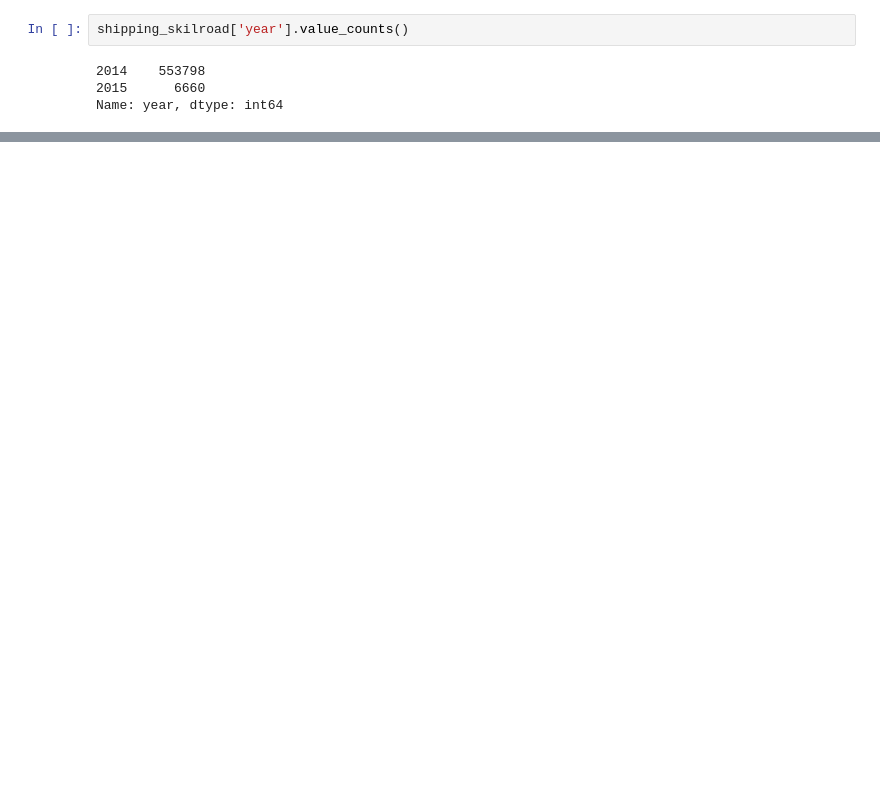
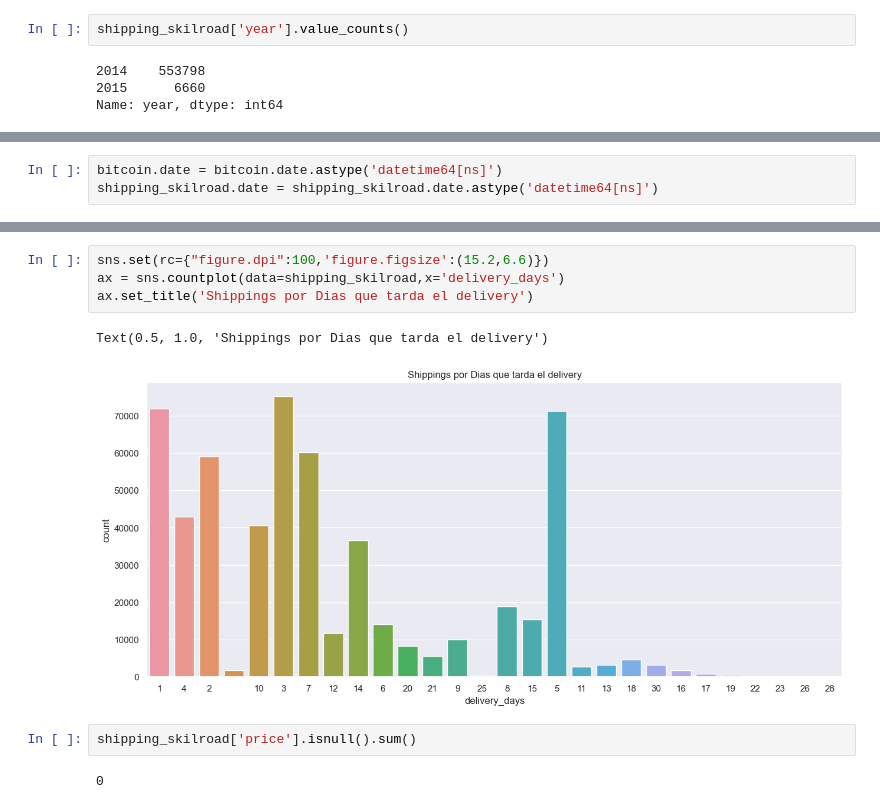
Before and after one commit to alejovillores/TP4_oganizacion_de_datos, a Jupyter notebook: data_exploration_shipping_skilroad.ipynb, the cells around one changed output, grey strips where cells are left out. Cells and saved outputs as stored; diff of their text form; blank space fills up the shorter version.

```diff
--- a/data_exploration_shipping_skilroad.ipynb
+++ b/data_exploration_shipping_skilroad.ipynb
@@ -168,0 +238,3 @@ Name: year, dtype: int64
+# %%
+bitcoin.date = bitcoin.date.astype('datetime64[ns]')
+shipping_skilroad.date = shipping_skilroad.date.astype('datetime64[ns]')
@@ -180,3 +317,14 @@ ax.set_title('Cantidad de shippings por mes')
 # %% [output]
 Text(0.5, 1.0, 'Cantidad de shippings por mes')
 [figure]
+# %%
+sns.set(rc={"figure.dpi":100,'figure.figsize':(15.2,6.6)})
+ax = sns.countplot(data=shipping_skilroad,x='delivery_days')
+ax.set_title('Shippings por Dias que tarda el delivery')
+# %% [output]
+Text(0.5, 1.0, 'Shippings por Dias que tarda el delivery')
+[figure, added]
+# %%
+shipping_skilroad['price'].isnull().sum()
+# %% [output]
+0
```
Also changed, not shown: parts of 26 cells of this notebook, 1 other file.
